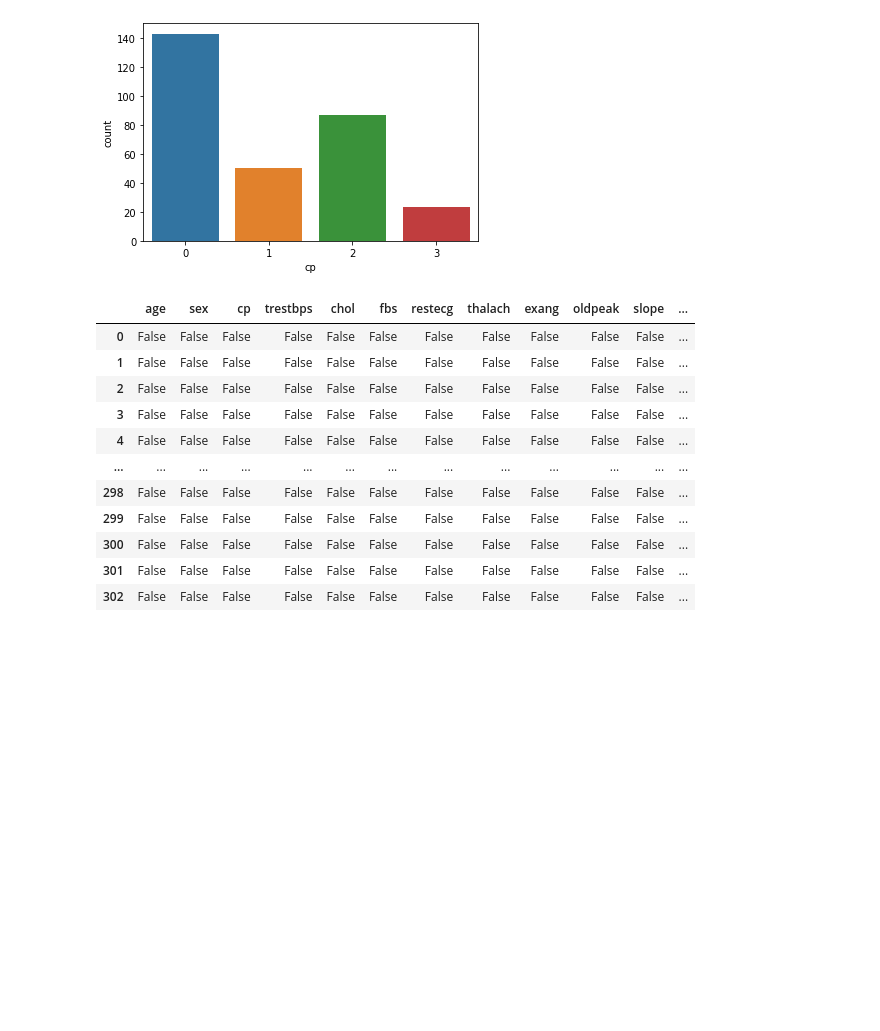
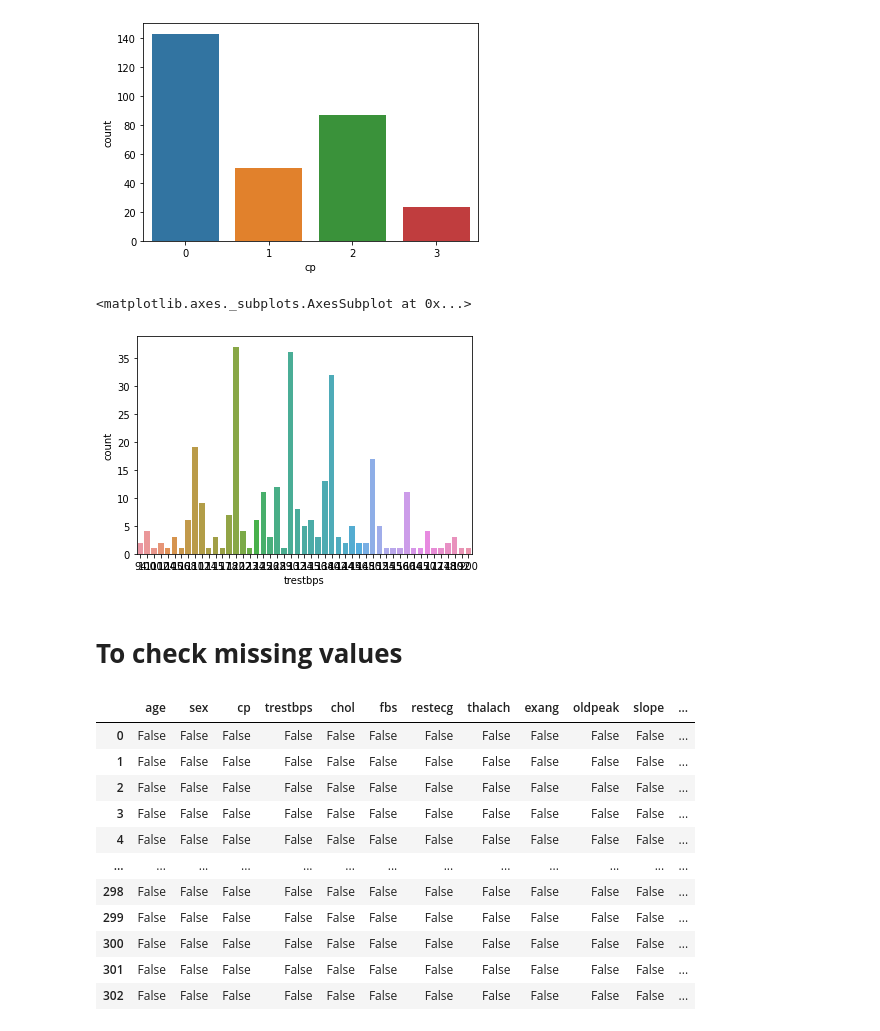
Before and after one commit to ShahadAlalmaee/DS-Project-Files, a Jupyter notebook: p1.ipynb, the cells around one changed output. Cells and saved outputs as stored; diff of their text form; code cells hidden in the pictures; blank space fills up the shorter version.

```diff
--- a/p1.ipynb
+++ b/p1.ipynb
@@ -46,6 +79,13 @@ sns.countplot(x="cp", data=heart_data)
 # %% [output]
 <matplotlib.axes._subplots.AxesSubplot at 0x...>
 [figure]
+# %%
+sns.countplot(x="trestbps", data=heart_data)
+# %% [output]
+<matplotlib.axes._subplots.AxesSubplot at 0x...>
+[figure, added]
+# %% [markdown]
+# **To check missing values**
 # %%
 heart_data.isnull()
 # %% [output]
```
Also changed, not shown: parts of 15 cells of this notebook.
